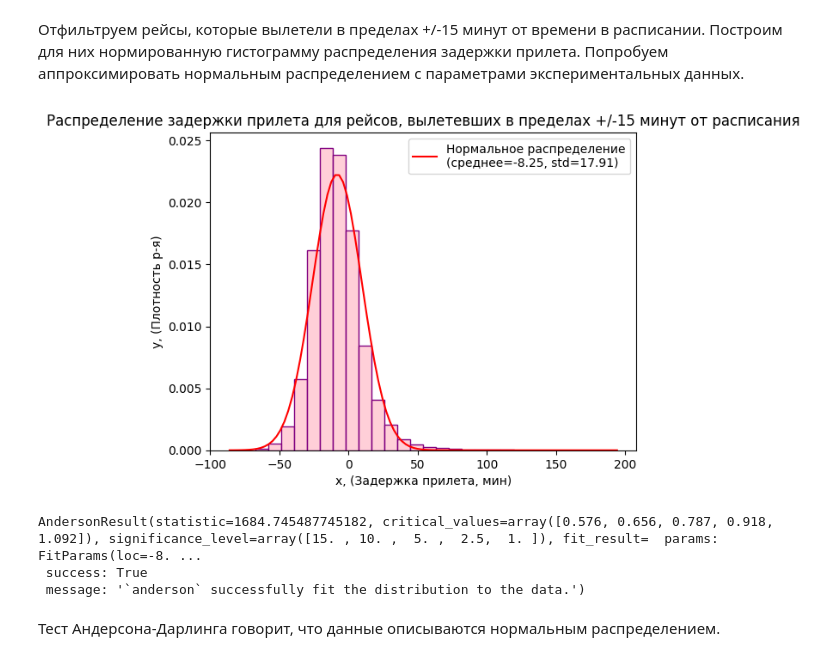
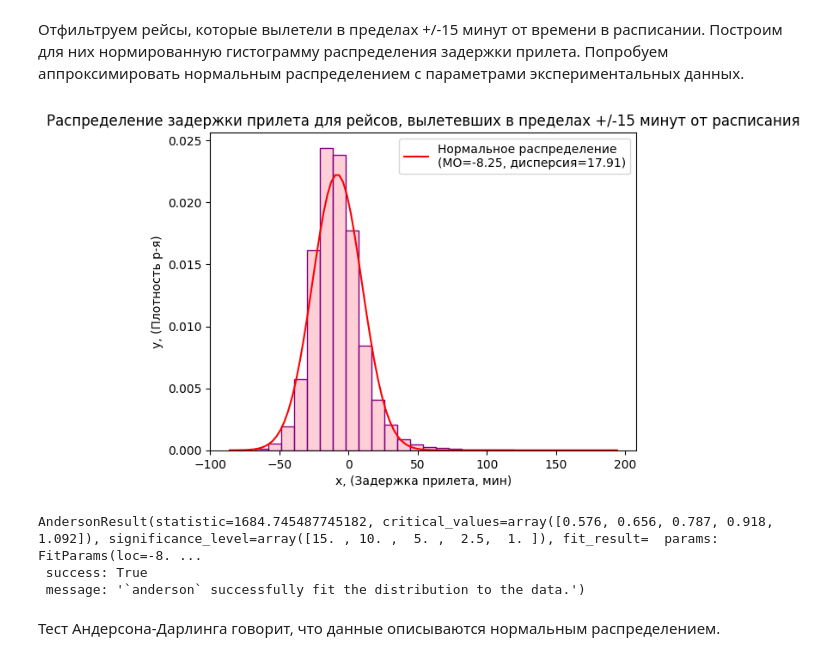
Before and after one commit to nstsnsts/msu_statistics_course, a Jupyter notebook: statistics_assignment.ipynb, the cells around one changed output. Cells and saved outputs as stored; diff of their text form; code cells hidden in the pictures.

```diff
--- a/statistics_assignment.ipynb
+++ b/statistics_assignment.ipynb
@@ -297,26 +297,26 @@ plt.show()
 # %%
 filtered_15 = raw_df[(raw_df['dep_delay'] >= -15) & (raw_df['dep_delay'] <= 15)]
 
 plt.figure()
 sns.histplot(filtered_15['arr_delay'], bins=30, kde=False, stat='density', color='pink', edgecolor='purple')
 
 
 mean_delay = filtered_15['arr_delay'].mean()
 std_delay = filtered_15['arr_delay'].std()
 
 x = np.linspace(filtered_15['arr_delay'].min(), filtered_15['arr_delay'].max(), 100)
 pdf = stats.norm.pdf(x, mean_delay, std_delay)
 
-plt.plot(x, pdf, 'r', label=f'Нормальное распределение\n(среднее={mean_delay:.2f}, std={std_delay:.2f})')
+plt.plot(x, pdf, 'r', label=f'Нормальное распределение\n(МО={mean_delay:.2f}, дисперсия={std_delay:.2f})')
 plt.title('Распределение задержки прилета для рейсов, вылетевших в пределах +/-15 минут от расписания')
 plt.xlabel('x, (Задержка прилета, мин)')
 plt.ylabel('y, (Плотность р-я)')
 plt.legend()
 plt.show()
 
 print(stats.anderson(filtered_15['arr_delay'], 'norm'))
 # %% [output]
-[figure, old version]
+[figure, new version]
 AndersonResult(statistic=1684.745487745182, critical_values=array([0.576, 0.656, 0.787, 0.918, 1.092]), significance_level=array([15. , 10. ,  5. ,  2.5,  1. ]), fit_result=  params: FitParams(loc=-8. ...
  success: True
  message: '`anderson` successfully fit the distribution to the data.')
```
